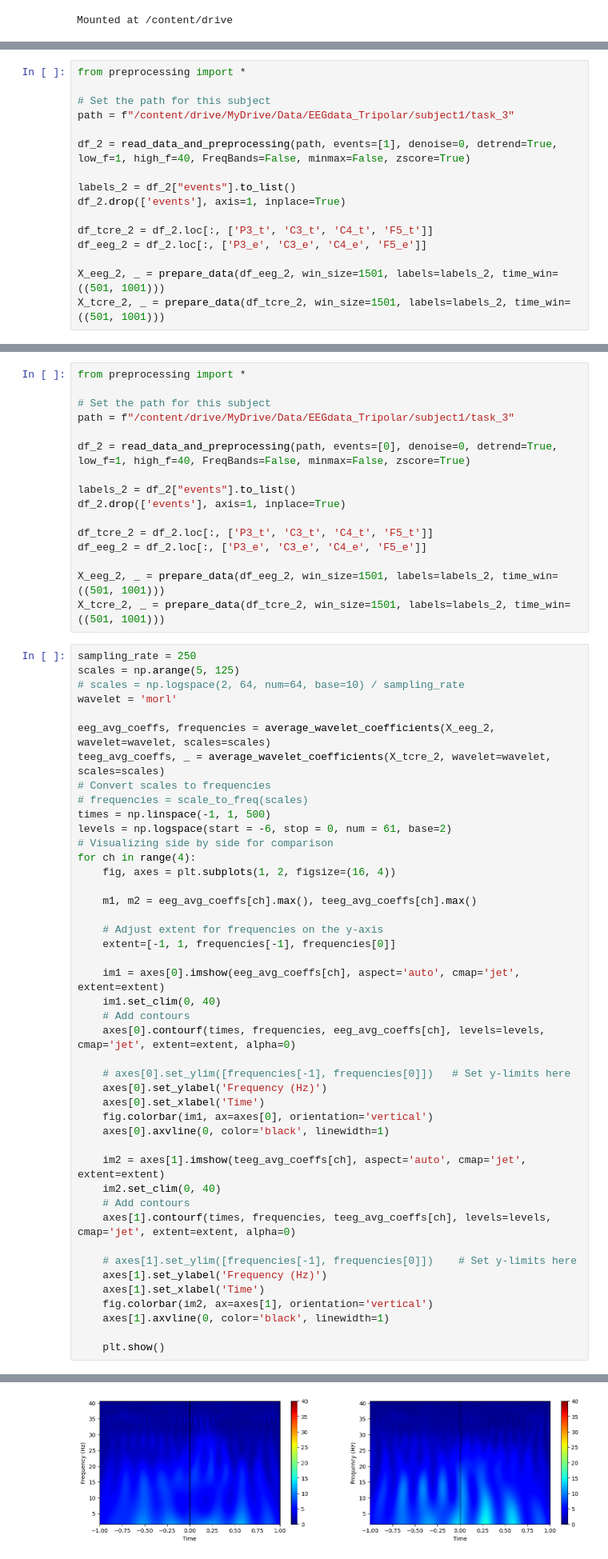
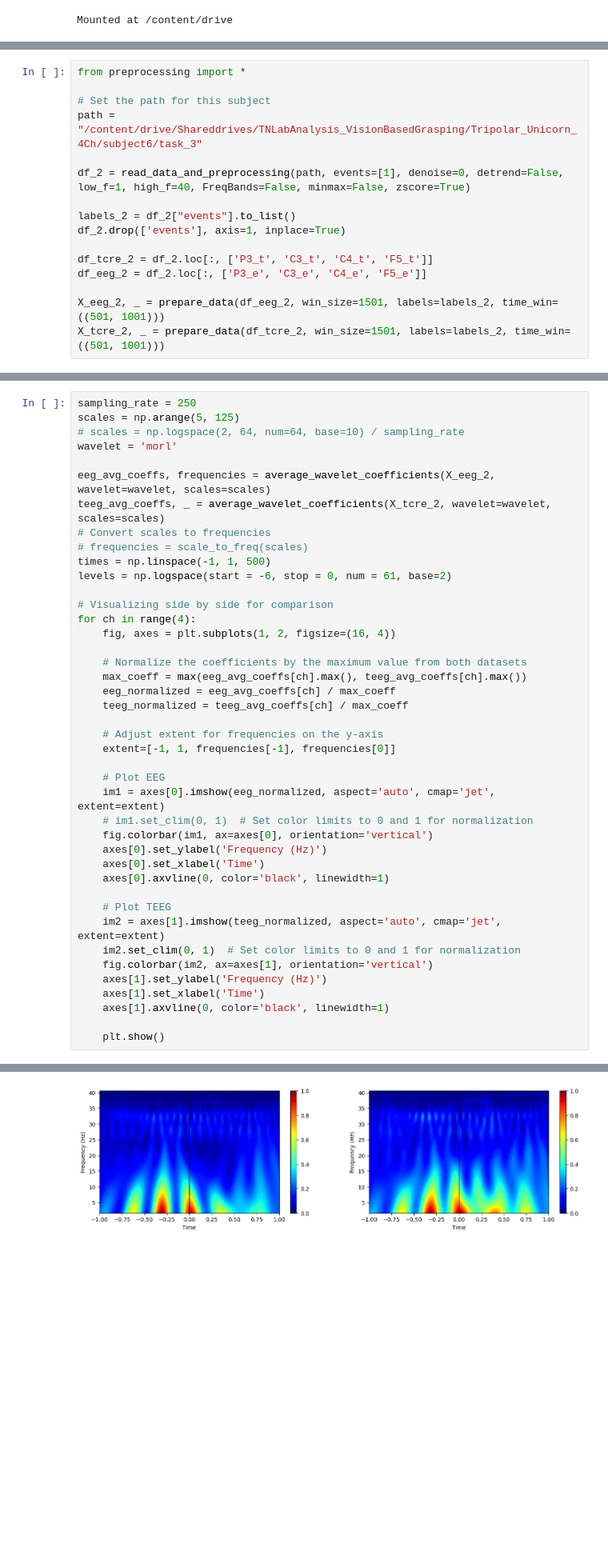
Before and after one commit to ali-rabiee/Decoding-Grasping-Movements-An-In-depth-Analysis-and-Comparison-of-EEG-and-Tripolar-EEG-Technologies, a Jupyter notebook: ML_4chTripolar.ipynb, the cells around one changed output, grey strips where cells are left out. Shown at 80% size. Saved outputs shown, nothing was run; the diff lists cells and outputs as text; blank space fills up the shorter version.

```diff
--- a/ML_4chTripolar.ipynb
+++ b/ML_4chTripolar.ipynb
@@ -158,9 +157,9 @@ def scale_to_freq(scale, sampling_rate=250.0, cf=0.8491):
 from preprocessing import *
 
 # Set the path for this subject
-path = f"/content/drive/MyDrive/Data/EEGdata_Tripolar/subject1/task_3"
+path = "/content/drive/Shareddrives/TNLabAnalysis_VisionBasedGrasping/Tripolar_Unicorn_4Ch/subject6/task_3"
 
-df_2 = read_data_and_preprocessing(path, events=[1], denoise=0, detrend=True, low_f=1, high_f=40, FreqBands=False, minmax=False, zscore=True)
+df_2 = read_data_and_preprocessing(path, events=[1], denoise=0, detrend=False, low_f=1, high_f=40, FreqBands=False, minmax=False, zscore=True)
 
 labels_2 = df_2["events"].to_list()
 df_2.drop(['events'], axis=1, inplace=True)
@@ -287,19 +357,3 @@ for ch in range(4):
-# %%
-from preprocessing import *
-
-# Set the path for this subject
-path = f"/content/drive/MyDrive/Data/EEGdata_Tripolar/subject1/task_3"
-
-df_2 = read_data_and_preprocessing(path, events=[0], denoise=0, detrend=True, low_f=1, high_f=40, FreqBands=False, minmax=False, zscore=True)
-
-labels_2 = df_2["events"].to_list()
-df_2.drop(['events'], axis=1, inplace=True)
-
-df_tcre_2 = df_2.loc[:, ['P3_t', 'C3_t', 'C4_t', 'F5_t']]
-df_eeg_2 = df_2.loc[:, ['P3_e', 'C3_e', 'C4_e', 'F5_e']]
-
-X_eeg_2, _ = prepare_data(df_eeg_2, win_size=1501, labels=labels_2, time_win=((501, 1001)))
-X_tcre_2, _ = prepare_data(df_tcre_2, win_size=1501, labels=labels_2, time_win=((501, 1001)))
 # %%
 sampling_rate = 250
 scales = np.arange(5, 125)
@@ -312,35 +366,33 @@ teeg_avg_coeffs, _ = average_wavelet_coefficients(X_tcre_2, wavelet=wavelet, sca
 # frequencies = scale_to_freq(scales)
 times = np.linspace(-1, 1, 500)
 levels = np.logspace(start = -6, stop = 0, num = 61, base=2)
+
 # Visualizing side by side for comparison
 for ch in range(4):
     fig, axes = plt.subplots(1, 2, figsize=(16, 4))
 
-    m1, m2 = eeg_avg_coeffs[ch].max(), teeg_avg_coeffs[ch].max()
+    # Normalize the coefficients by the maximum value from both datasets
+    max_coeff = max(eeg_avg_coeffs[ch].max(), teeg_avg_coeffs[ch].max())
+    eeg_normalized = eeg_avg_coeffs[ch] / max_coeff
+    teeg_normalized = teeg_avg_coeffs[ch] / max_coeff
 
     # Adjust extent for frequencies on the y-axis
     extent=[-1, 1, frequencies[-1], frequencies[0]]
 
-    im1 = axes[0].imshow(eeg_avg_coeffs[ch], aspect='auto', cmap='jet', extent=extent)
-    im1.set_clim(0, 40)
-    # Add contours
-    axes[0].contourf(times, frequencies, eeg_avg_coeffs[ch], levels=levels, cmap='jet', extent=extent, alpha=0)
-
-    # axes[0].set_ylim([frequencies[-1], frequencies[0]])   # Set y-limits here
+    # Plot EEG
+    im1 = axes[0].imshow(eeg_normalized, aspect='auto', cmap='jet', extent=extent)
+    # im1.set_clim(0, 1)  # Set color limits to 0 and 1 for normalization
+    fig.colorbar(im1, ax=axes[0], orientation='vertical')
     axes[0].set_ylabel('Frequency (Hz)')
     axes[0].set_xlabel('Time')
-    fig.colorbar(im1, ax=axes[0], orientation='vertical')
     axes[0].axvline(0, color='black', linewidth=1)
 
-    im2 = axes[1].imshow(teeg_avg_coeffs[ch], aspect='auto', cmap='jet', extent=extent)
-    im2.set_clim(0, 40)
-    # Add contours
-    axes[1].contourf(times, frequencies, teeg_avg_coeffs[ch], levels=levels, cmap='jet', extent=extent, alpha=0)
-
-    # axes[1].set_ylim([frequencies[-1], frequencies[0]])    # Set y-limits here
+    # Plot TEEG
+    im2 = axes[1].imshow(teeg_normalized, aspect='auto', cmap='jet', extent=extent)
+    im2.set_clim(0, 1)  # Set color limits to 0 and 1 for normalization
+    fig.colorbar(im2, ax=axes[1], orientation='vertical')
     axes[1].set_ylabel('Frequency (Hz)')
     axes[1].set_xlabel('Time')
-    fig.colorbar(im2, ax=axes[1], orientation='vertical')
     axes[1].axvline(0, color='black', linewidth=1)
 
     plt.show()
@@ -350 +402 @@ for ch in range(4):
-[figure, old version]
+[figure, new version]
```
Also changed, not shown: parts of 19 cells of this notebook.
